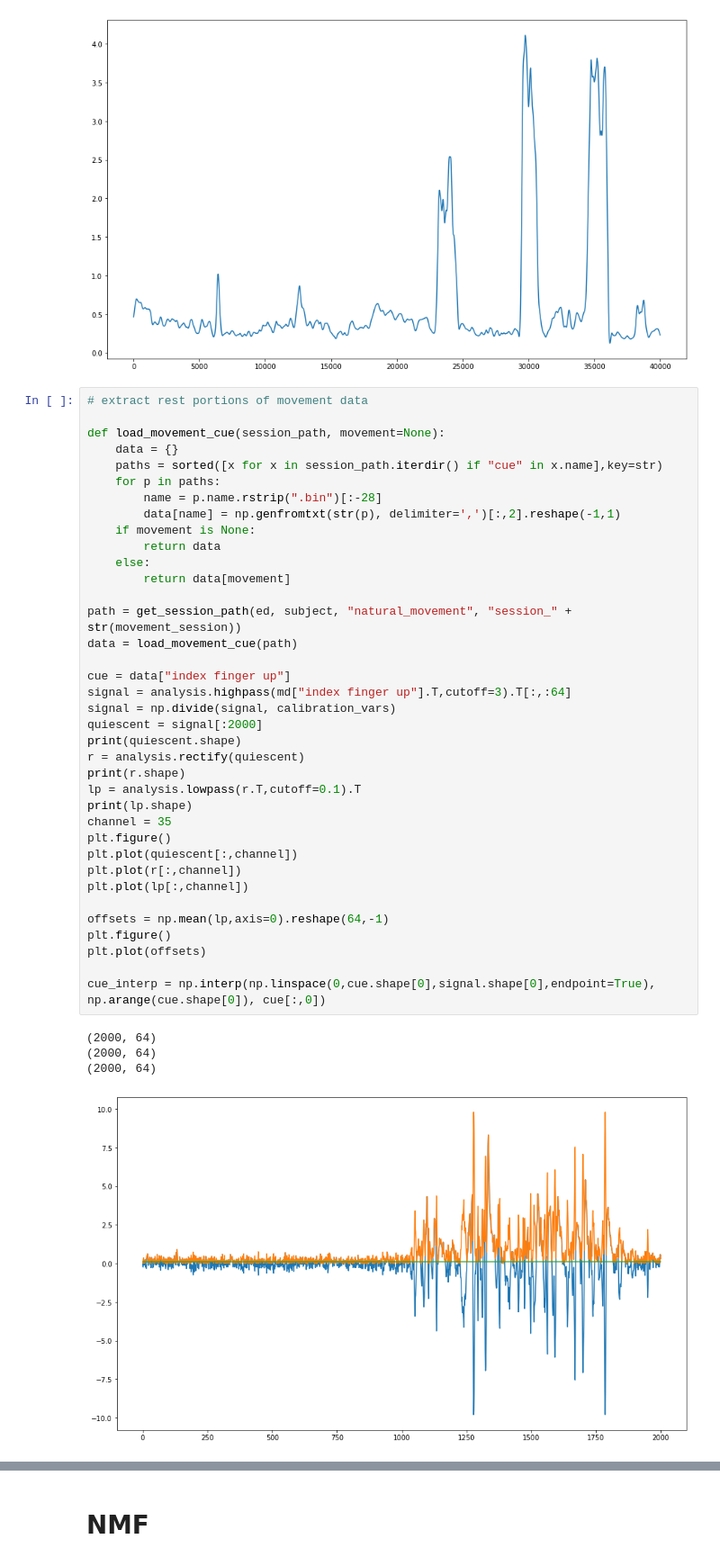
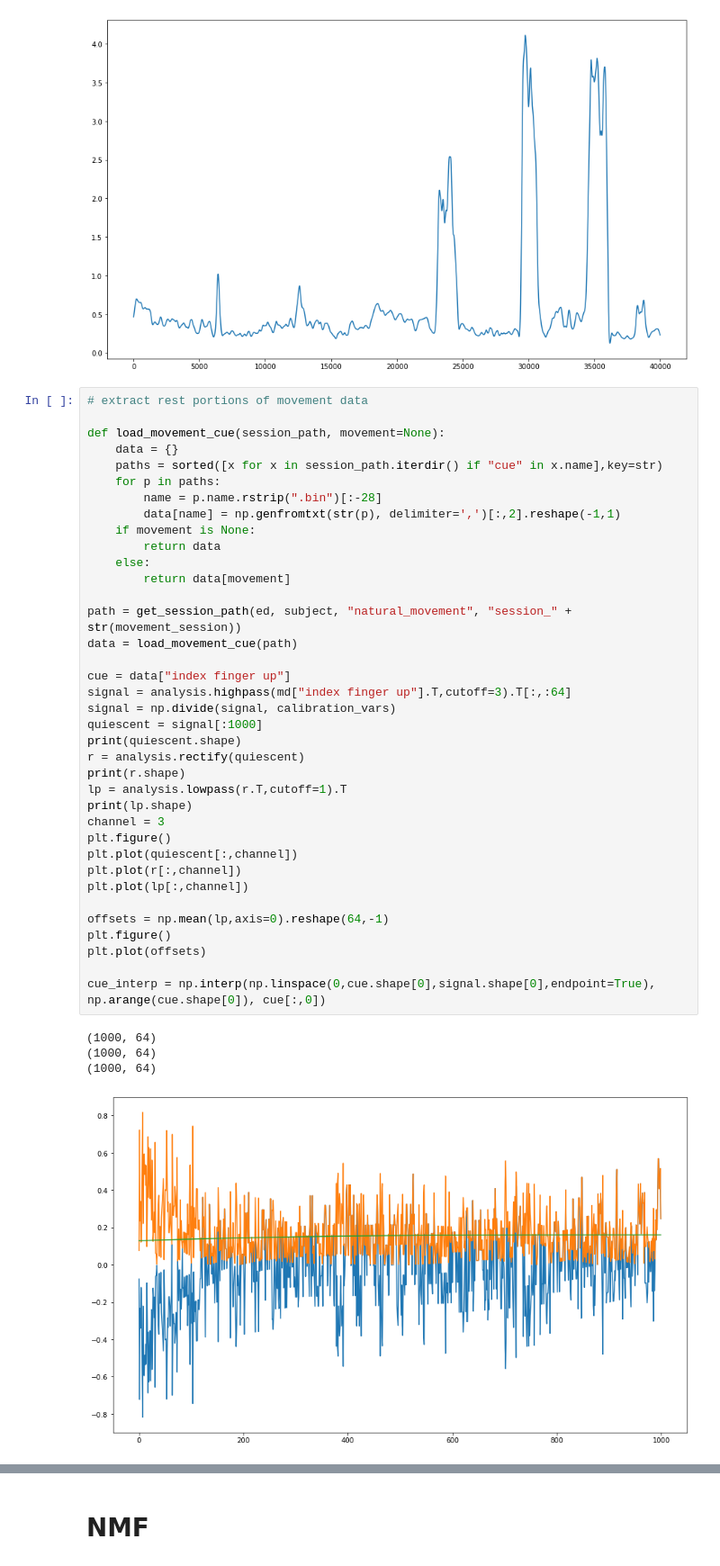
Before and after one commit to spewil/kyberphysics, a Jupyter notebook: notebooks/mappings.ipynb, the cells around one changed output, grey strips where cells are left out. Shown at 90% size. Drawn from its saved outputs; the diff is of its cells as text.

```diff
--- a/notebooks/mappings.ipynb
+++ b/notebooks/mappings.ipynb
@@ -352,37 +352,37 @@ def load_movement_cue(session_path, movement=None):
     paths = sorted([x for x in session_path.iterdir() if "cue" in x.name],key=str)
     for p in paths:
         name = p.name.rstrip(".bin")[:-28]
         data[name] = np.genfromtxt(str(p), delimiter=',')[:,2].reshape(-1,1)
     if movement is None:
         return data
     else:
         return data[movement]
 
 path = get_session_path(ed, subject, "natural_movement", "session_" + str(movement_session))
 data = load_movement_cue(path)
 
 cue = data["index finger up"]
 signal = analysis.highpass(md["index finger up"].T,cutoff=3).T[:,:64]
 signal = np.divide(signal, calibration_vars)
-quiescent = signal[:2000]
+quiescent = signal[:1000]
 print(quiescent.shape)
 r = analysis.rectify(quiescent)
 print(r.shape)
-lp = analysis.lowpass(r.T,cutoff=0.1).T
+lp = analysis.lowpass(r.T,cutoff=1).T
 print(lp.shape)
-channel = 35
+channel = 3
 plt.figure()
 plt.plot(quiescent[:,channel])
 plt.plot(r[:,channel])
 plt.plot(lp[:,channel])
 
 offsets = np.mean(lp,axis=0).reshape(64,-1)
 plt.figure()
 plt.plot(offsets)
 
 cue_interp = np.interp(np.linspace(0,cue.shape[0],signal.shape[0],endpoint=True), np.arange(cue.shape[0]), cue[:,0])
 # %% [output]
-(2000, 64)
-(2000, 64)
-(2000, 64)
+(1000, 64)
+(1000, 64)
+(1000, 64)
-[figure, old version]
+[figure, new version]
```
Also changed, not shown: parts of 4 cells of this notebook.
